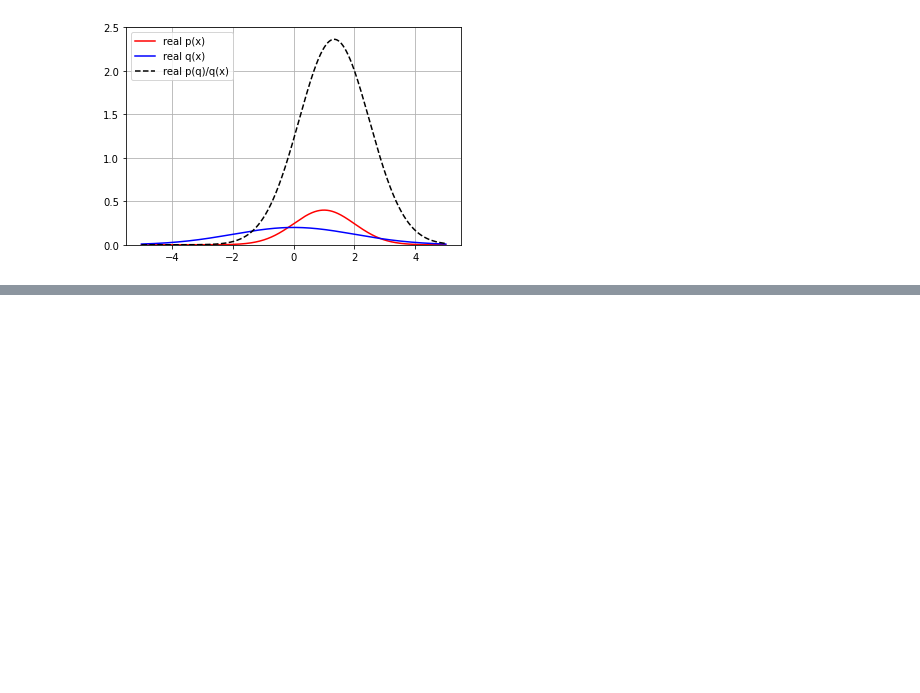
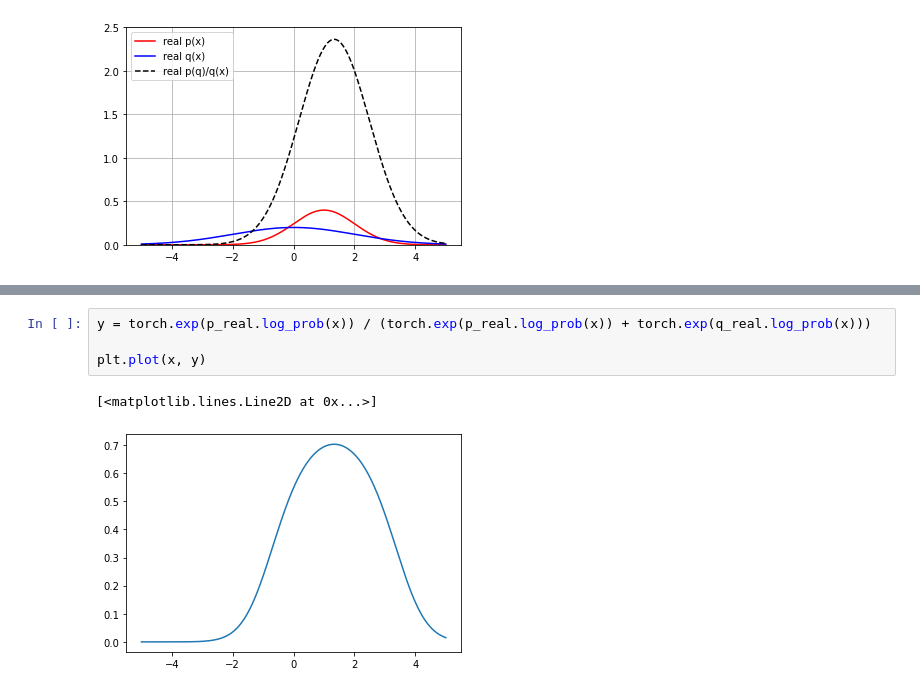
Before and after one commit to tymons/density-ratio-trick, a Jupyter notebook: density-ratio-trick.ipynb, the cells around one changed output, grey strips where cells are left out. Cells and saved outputs as stored; diff of their text form; blank space fills up the shorter version.

```diff
--- a/density-ratio-trick.ipynb
+++ b/density-ratio-trick.ipynb
@@ -76,0 +129,7 @@ monte carlo: (0.444290)
+# %%
+y = torch.exp(p_real.log_prob(x)) / (torch.exp(p_real.log_prob(x)) + torch.exp(q_real.log_prob(x)))
+
+plt.plot(x, y)
+# %% [output]
+[<matplotlib.lines.Line2D at 0x...>]
+[figure, added]
```
Also changed, not shown: parts of 9 cells of this notebook, 1 other file.
